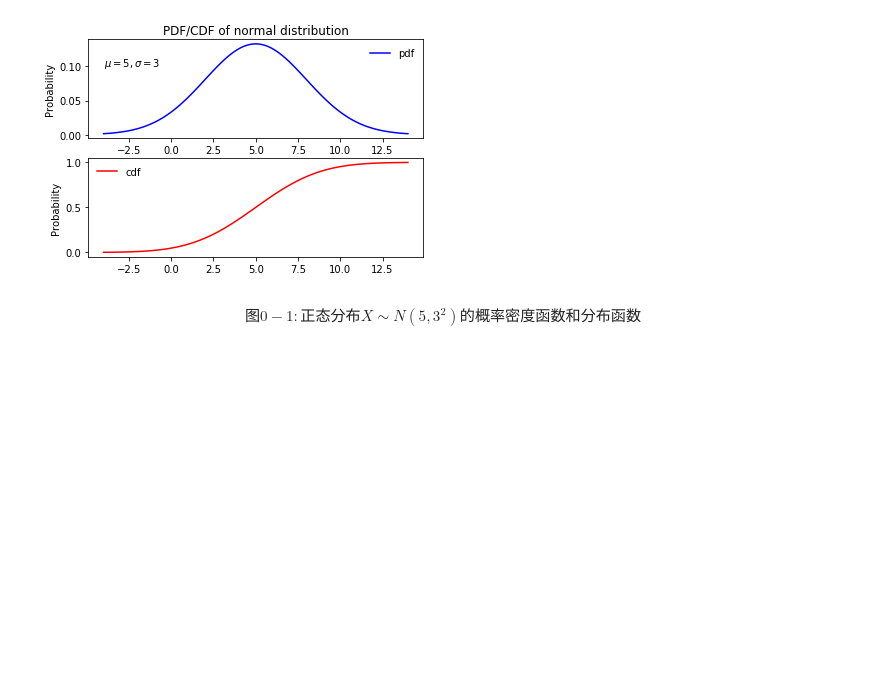
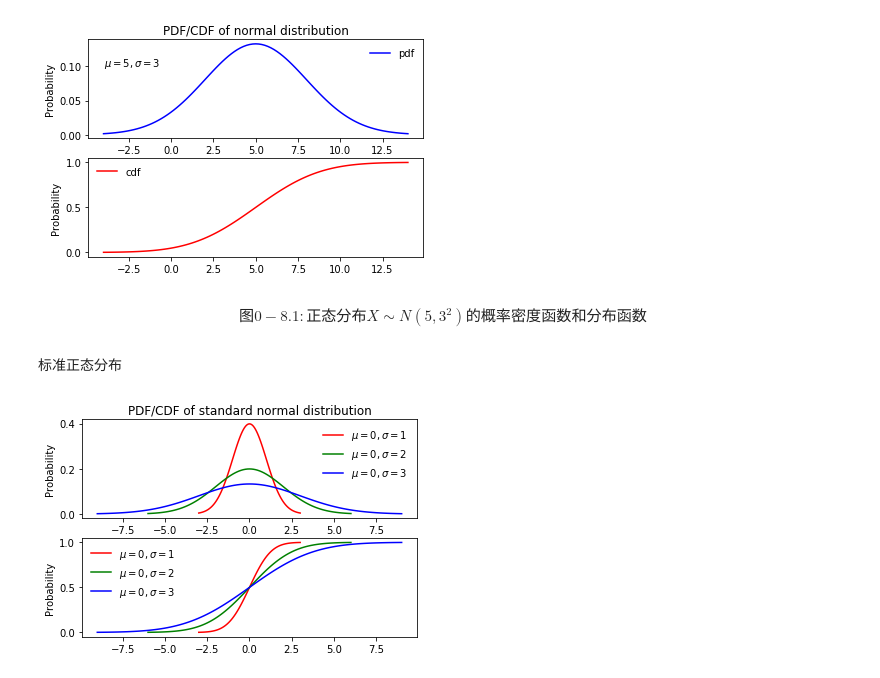
Before and after one commit to Laishuxin/Probability_theory_and_mathematical_statistics, a Jupyter notebook: 2_Random_variable_and_its_distribution.ipynb, the cells around one changed output. Saved outputs shown, nothing was run; the diff lists cells and outputs as text; code cells hidden in the pictures; blank space fills up the shorter version.

```diff
--- a/2_Random_variable_and_its_distribution.ipynb
+++ b/2_Random_variable_and_its_distribution.ipynb
@@ -320,7 +372,7 @@ def binom_pmf(n=1, p=0.1):
     x = np.arange(binom_dis.ppf(0.0001), binom_dis.ppf(0.9999))
 
     # 画图
-    plt.plot(x, binom_dis.pmf(x), 'boB', label='binom pmf')
+    plt.plot(x, binom_dis.pmf(x), 'bo', label='binom pmf')
     plt.vlines(x, 0, binom_dis.pmf(x), colors='b', lw=5, alpha=0.5)
     plt.legend(loc='best', frameon=False)
     plt.ylabel('Probability')
@@ -543,7 +602,7 @@ drawn(scale_1=0.5,scale_2=1,scale_3=2)
 # %%
 def drawn(scale_1, scale_2, scale_3):
     """
-    绘制不同λ的指数分布
+    绘制不同λ的指数分布累积分布函数
     """
     # 构造不同的指数分布x轴和概率密度函数pdf
     exp_dis_1= stats.expon(scale=scale_1)  # λ=1/scale_1
@@ -624,4 +685,6 @@ plt.show()
 # %% [output]
 [figure]
 # %% [markdown]
-$$图0-1: 正态分布X\sim N(5,3^2) 的概率密度函数和分布函数$$
+$$图0-8.1: 正态分布X\sim N(5,3^2) 的概率密度函数和分布函数$$
+# %% [markdown]
+标准正态分布
@@ -627,0 +707,38 @@ $$图0-1: 正态分布X\sim N(5,3^2) 的概率密度函数和分布函数$$
+# %%
+def drawn(**kwargs):
+    """
+    绘制不同σ的标准正态分布，概率密度函数和累积分布函数
+    : pdf :概率密度
+    : cdf :累积分布
+    """
+    sigma_1 = kwargs['sigma_1']
+    sigma_2 = kwargs['sigma_2']
+    sigma_3 = kwargs['sigma_3']
+    # 创建不同σ的标准正态分布
+    x_1, pdf_1, cdf_1 = standard_norm_dis(sigma=sigma_1)
+    x_2, pdf_2, cdf_2 = standard_norm_dis(sigma=sigma_2)
+    x_3, pdf_3, cdf_3 = standard_norm_dis(sigma=sigma_3)
+
+    # 画图
+    # 子图1，用于绘制pdf
+    plt.subplot(211)
+    plt.ylabel('Probability')
+    plt.title('PDF/CDF of standard normal distribution')
+    plt.plot(x_1, pdf_1, 'r-', label='$\mu={}, \sigma={}$'.format(0, sigma_1))
+    plt.plot(x_2, pdf_2, 'g-', label='$\mu={}, \sigma={}$'.format(0, sigma_2))
+    plt.plot(x_3, pdf_3, 'b-', label='$\mu={}, \sigma={}$'.format(0, sigma_3))
+    plt.legend(loc='best', frameon=False)
+
+    # 子图2，用于绘制cdf
+    plt.subplot(212)
+    plt.ylabel('Probability')
+    plt.plot(x_1, cdf_1, 'r-', label='$\mu={}, \sigma={}$'.format(0, sigma_1))
+    plt.plot(x_2, cdf_2, 'g-', label='$\mu={}, \sigma={}$'.format(0, sigma_2))
+    plt.plot(x_3, cdf_3, 'b-', label='$\mu={}, \sigma={}$'.format(0, sigma_3))
+    plt.legend(loc='best', frameon=False)
+
+    plt.show()
+# %%
+drawn(sigma_1=1,sigma_2=2,sigma_3=3)
+# %% [output]
+[figure, added]
```
Also changed, not shown: parts of 24 cells of this notebook, 28 other files.
